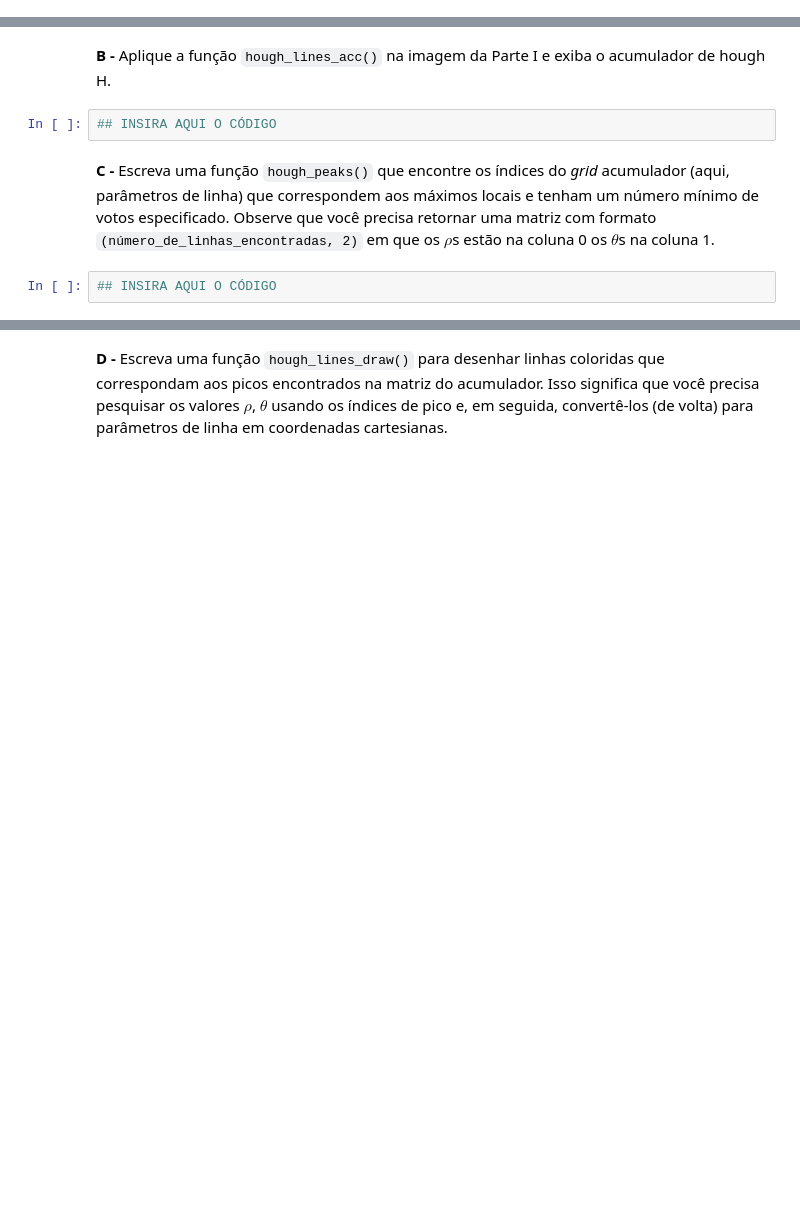
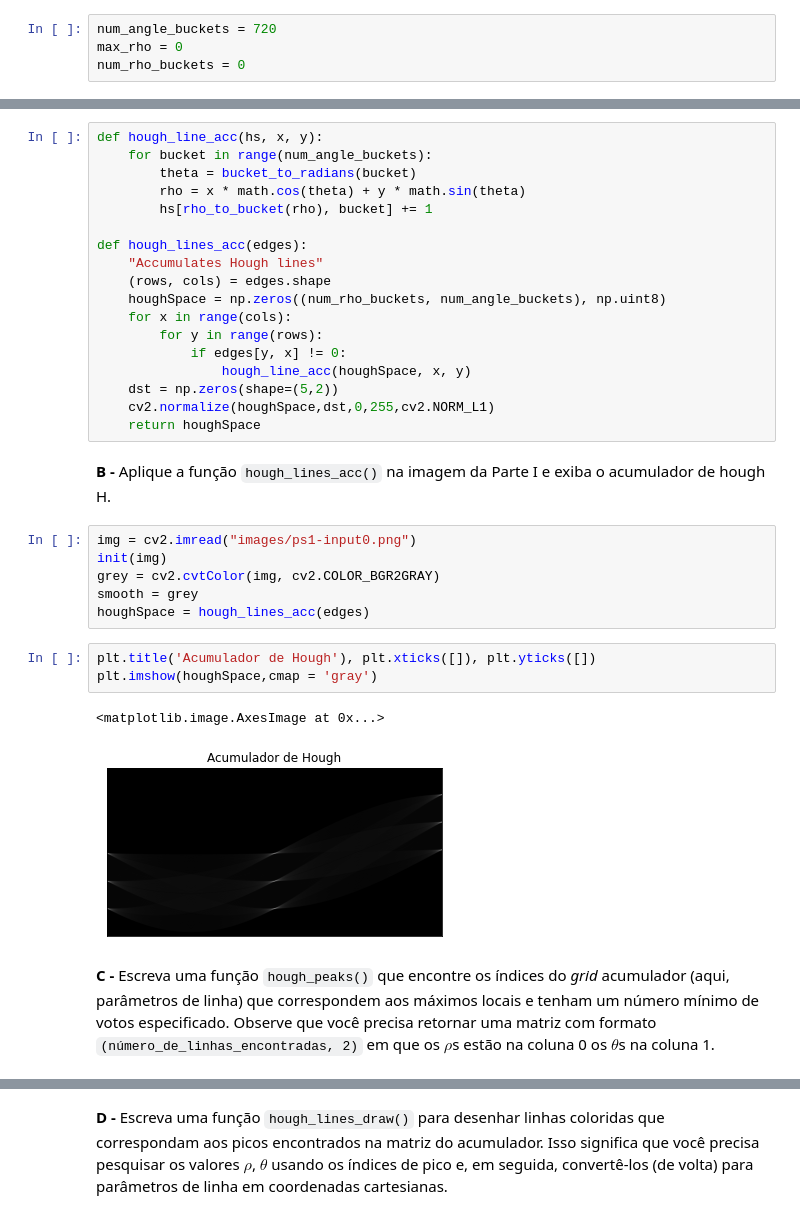
Before and after one commit to larissagabriela/octos-academy, a Jupyter notebook: 04. Computer Vision/Exercises/Week 1/Lista de Exercícios 1.ipynb, the cells around one changed output, grey strips where cells are left out. Cells and saved outputs as stored; diff of their text form; blank space fills up the shorter version.

```diff
--- a/04. Computer Vision/Exercises/Week 1/Lista de Exercícios 1.ipynb
+++ b/04. Computer Vision/Exercises/Week 1/Lista de Exercícios 1.ipynb
@@ -57,0 +62,4 @@ A função deve retornar três objetos:
+# %%
+num_angle_buckets = 720
+max_rho = 0
+num_rho_buckets = 0
@@ -58,8 +86,34 @@ A função deve retornar três objetos:
+# %%
+def hough_line_acc(hs, x, y):
+    for bucket in range(num_angle_buckets):
+        theta = bucket_to_radians(bucket)
+        rho = x * math.cos(theta) + y * math.sin(theta)
+        hs[rho_to_bucket(rho), bucket] += 1
+
+def hough_lines_acc(edges):
+    "Accumulates Hough lines"
+    (rows, cols) = edges.shape
+    houghSpace = np.zeros((num_rho_buckets, num_angle_buckets), np.uint8)
+    for x in range(cols):
+        for y in range(rows):
+            if edges[y, x] != 0:
+                hough_line_acc(houghSpace, x, y)
+    dst = np.zeros(shape=(5,2))
+    cv2.normalize(houghSpace,dst,0,255,cv2.NORM_L1)
+    return houghSpace
 # %% [markdown]
 **B -** Aplique a função `hough_lines_acc()` na imagem da Parte I e exiba o acumulador de hough H.
-# %%
-## INSIRA AQUI O CÓDIGO
+# %%
+img = cv2.imread("images/ps1-input0.png")
+init(img)
+grey = cv2.cvtColor(img, cv2.COLOR_BGR2GRAY)
+smooth = grey
+houghSpace = hough_lines_acc(edges)
+# %%
+plt.title('Acumulador de Hough'), plt.xticks([]), plt.yticks([])
+plt.imshow(houghSpace,cmap = 'gray')
+# %% [output]
+<matplotlib.image.AxesImage at 0x...>
+[figure, added]
 # %% [markdown]
 **C -** Escreva uma função `hough_peaks()` que encontre os índices do *grid* acumulador (aqui, parâmetros de linha) que correspondem aos máximos locais e tenham um número mínimo de votos especificado. Observe que você precisa retornar uma matriz com formato `(número_de_linhas_encontradas, 2)` em que os $\rho$s estão na coluna 0 os $\theta$s na coluna 1.
-# %%
-## INSIRA AQUI O CÓDIGO
```
Also changed, not shown: parts of 28 cells of this notebook.
